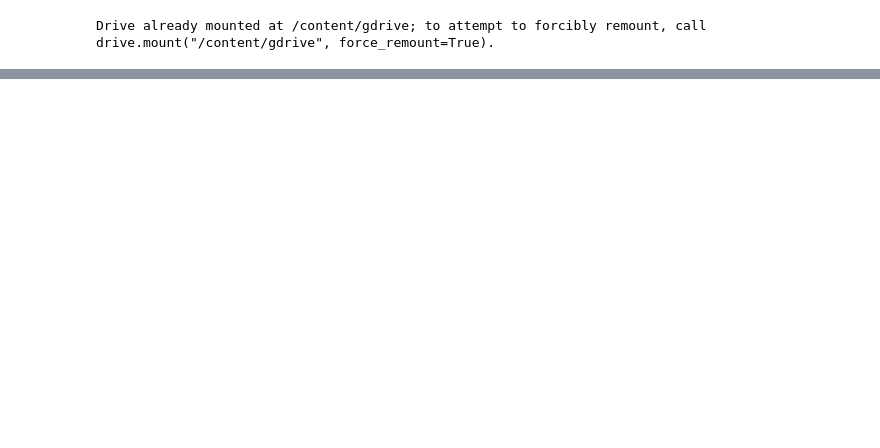
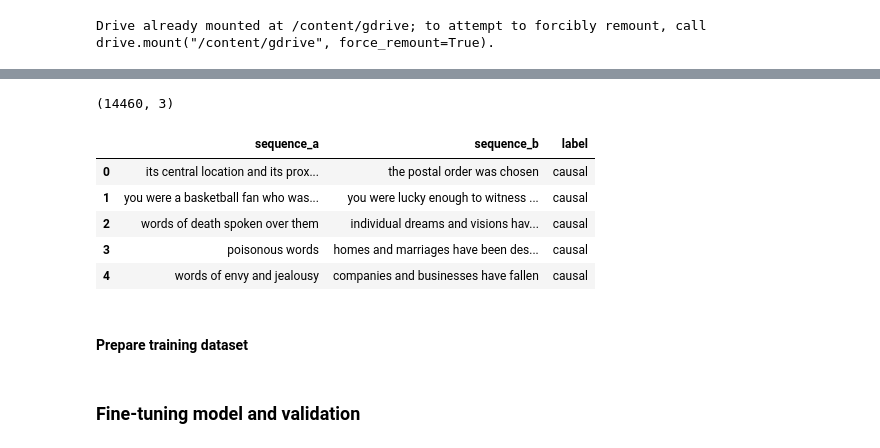
Before and after one commit to hkayesh/causal-qa, a Jupyter notebook: Causal_QA.ipynb, the cells around one changed output, grey strips where cells are left out. Drawn from its saved outputs; the diff is of its cells as text; code cells hidden in the pictures; blank space fills up the shorter version.

```diff
--- a/Causal_QA.ipynb
+++ b/Causal_QA.ipynb
@@ -42,0 +117,26 @@ Drive already mounted at /content/gdrive; to attempt to forcibly remount, call d
+# %%
+train_dataset_causal_df = causal_pairs_df[['sequence_a', 'sequence_b']]
+train_dataset_causal_df['label'] = 'causal'
+train_dataset_causal_df.head()
+train_dataset_causal_df.shape
+
+train_dataset_not_causal_df = pd.DataFrame()
+train_dataset_not_causal_df['sequence_a'] = train_dataset_causal_df['sequence_a'].sample(
+    train_dataset_causal_df.shape[0], random_state=1).tolist()
+train_dataset_not_causal_df['sequence_b'] = train_dataset_causal_df['sequence_b'].sample(
+    train_dataset_causal_df.shape[0], random_state=2).tolist()
+train_dataset_not_causal_df['label'] = 'not_ causal'
+
+train_dataset = pd.concat([train_dataset_causal_df, train_dataset_not_causal_df])
+print(train_dataset.shape)
+train_dataset.head()
+# %% [output]
+(14460, 3)
+|  | sequence_a | sequence_b | label |
+| 0 | its central location and its prox... | the postal order was chosen | causal |
+| 1 | you were a basketball fan who was... | you were lucky enough to witness ... | causal |
+| 2 | words of death spoken over them | individual dreams and visions hav... | causal |
+| 3 | poisonous words | homes and marriages have been des... | causal |
+| 4 | words of envy and jealousy | companies and businesses have fallen | causal |
+# %% [markdown]
+#### Prepare training dataset
@@ -42,0 +197,2 @@ Drive already mounted at /content/gdrive; to attempt to forcibly remount, call d
+# %% [markdown]
+### Fine-tuning model and validation
```
Also changed, not shown: parts of 32 cells of this notebook.
